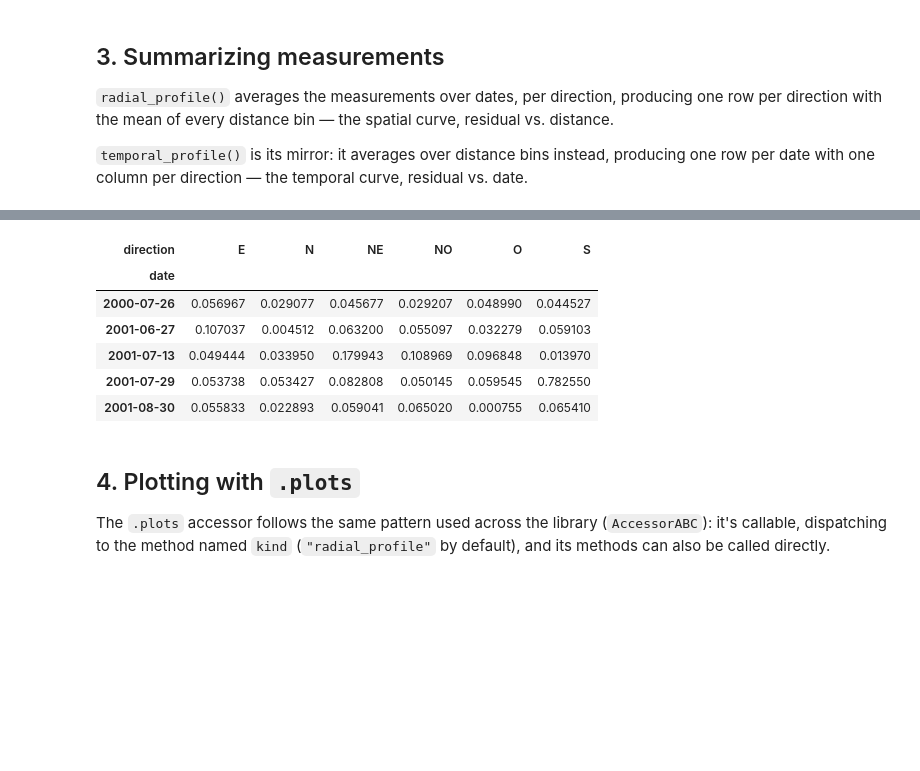
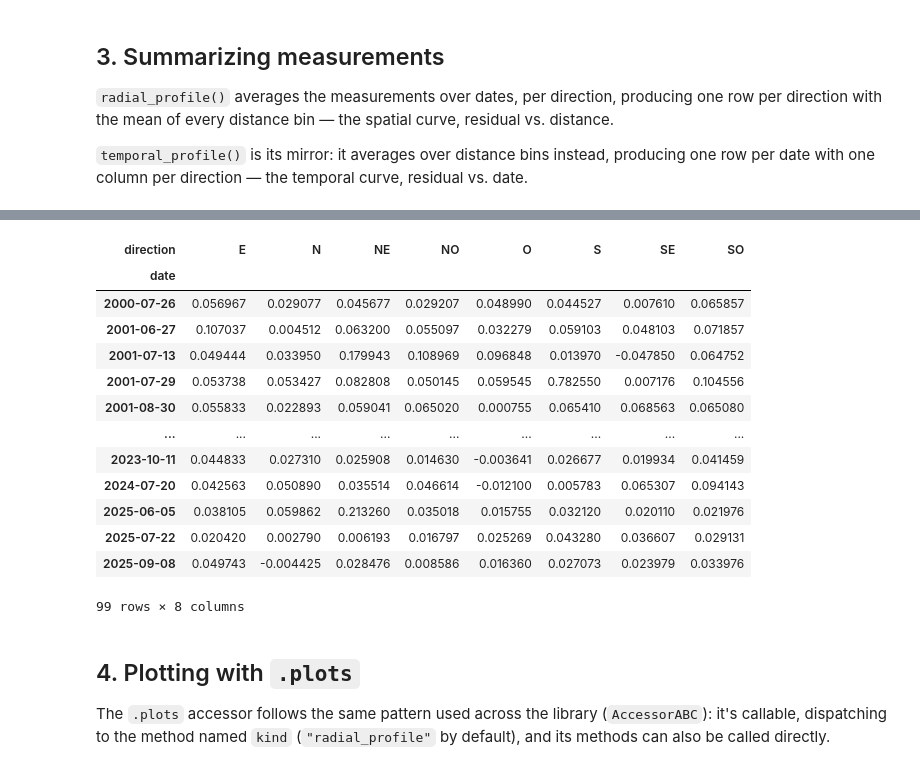
Before and after one commit to leliel12/volcanicus, a Jupyter notebook: notebooks/tutorial.ipynb, the cells around one changed output, grey strips where cells are left out. Cells and saved outputs as stored; diff of their text form; code cells hidden in the pictures; blank space fills up the shorter version.

```diff
--- a/notebooks/tutorial.ipynb
+++ b/notebooks/tutorial.ipynb
@@ -88,13 +91,20 @@ etna.radial_profile().iloc[:, :6]
 # %%
-etna.temporal_profile().iloc[:5, :6]
+etna.temporal_profile()
 # %% [output]
-| direction | E | N | NE | NO | O | S |
-| date |  |  |  |  |  |  |
-| 2000-07-26 | 0.056967 | 0.029077 | 0.045677 | 0.029207 | 0.048990 | 0.044527 |
-| 2001-06-27 | 0.107037 | 0.004512 | 0.063200 | 0.055097 | 0.032279 | 0.059103 |
-| 2001-07-13 | 0.049444 | 0.033950 | 0.179943 | 0.108969 | 0.096848 | 0.013970 |
-| 2001-07-29 | 0.053738 | 0.053427 | 0.082808 | 0.050145 | 0.059545 | 0.782550 |
-| 2001-08-30 | 0.055833 | 0.022893 | 0.059041 | 0.065020 | 0.000755 | 0.065410 |
+| direction | E | N | NE | NO | O | S | SE | SO |
+| date |  |  |  |  |  |  |  |  |
+| 2000-07-26 | 0.056967 | 0.029077 | 0.045677 | 0.029207 | 0.048990 | 0.044527 | 0.007610 | 0.065857 |
+| 2001-06-27 | 0.107037 | 0.004512 | 0.063200 | 0.055097 | 0.032279 | 0.059103 | 0.048103 | 0.071857 |
+| 2001-07-13 | 0.049444 | 0.033950 | 0.179943 | 0.108969 | 0.096848 | 0.013970 | -0.047850 | 0.064752 |
+| 2001-07-29 | 0.053738 | 0.053427 | 0.082808 | 0.050145 | 0.059545 | 0.782550 | 0.007176 | 0.104556 |
+| 2001-08-30 | 0.055833 | 0.022893 | 0.059041 | 0.065020 | 0.000755 | 0.065410 | 0.068563 | 0.065080 |
+| ... | ... | ... | ... | ... | ... | ... | ... | ... |
+| 2023-10-11 | 0.044833 | 0.027310 | 0.025908 | 0.014630 | -0.003641 | 0.026677 | 0.019934 | 0.041459 |
+| 2024-07-20 | 0.042563 | 0.050890 | 0.035514 | 0.046614 | -0.012100 | 0.005783 | 0.065307 | 0.094143 |
+| 2025-06-05 | 0.038105 | 0.059862 | 0.213260 | 0.035018 | 0.015755 | 0.032120 | 0.020110 | 0.021976 |
+| 2025-07-22 | 0.020420 | 0.002790 | 0.006193 | 0.016797 | 0.025269 | 0.043280 | 0.036607 | 0.029131 |
+| 2025-09-08 | 0.049743 | -0.004425 | 0.028476 | 0.008586 | 0.016360 | 0.027073 | 0.023979 | 0.033976 |
+99 rows × 8 columns
 # %% [markdown]
 ## 4. Plotting with `.plots`
 
```
Also changed, not shown: parts of 12 cells of this notebook, 2 other files.
